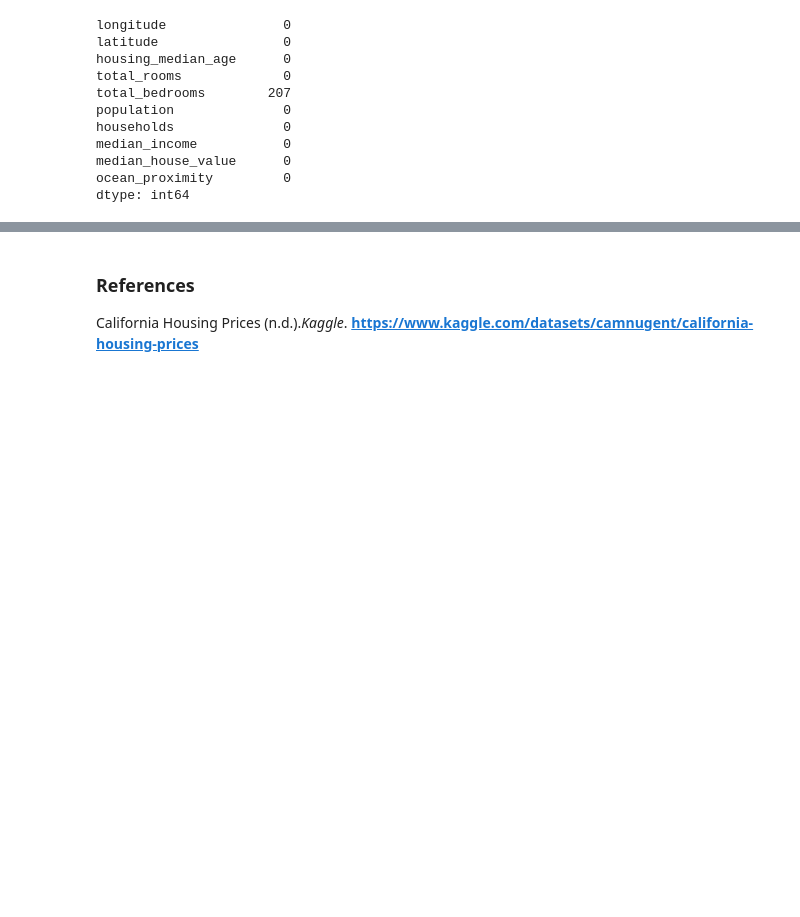
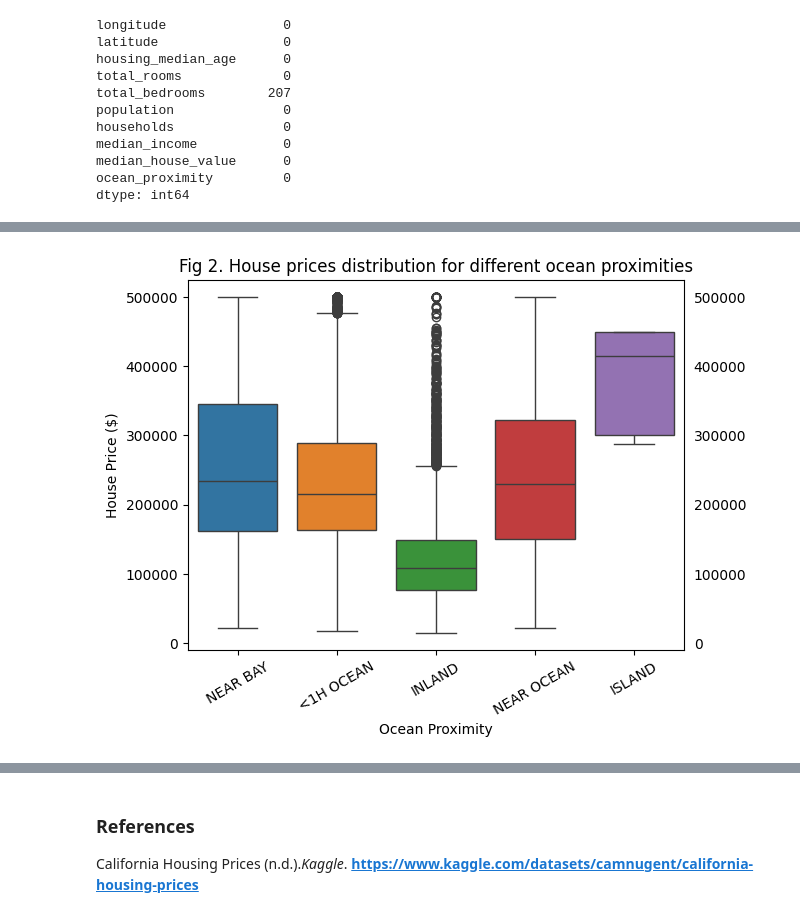
Before and after one commit to biswajit-bellevue/DSC550, a Jupyter notebook: SharmaDSC550Week2.ipynb, the cells around one changed output, grey strips where cells are left out. Saved outputs shown, nothing was run; the diff lists cells and outputs as text; code cells hidden in the pictures; blank space fills up the shorter version.

```diff
--- a/SharmaDSC550Week2.ipynb
+++ b/SharmaDSC550Week2.ipynb
@@ -705,0 +85,10 @@ Identifying a dataset to address the research question was challenging and neede
+# %%
+sns.boxplot(x=df["ocean_proximity"], y=df["median_house_value"], hue=df["ocean_proximity"])
+plt.tick_params(labelright=True)
+plt.title("Fig 2. House prices distribution for different ocean proximities")
+plt.ylabel("House Price ($)")
+plt.xlabel("Ocean Proximity")
+plt.xticks(rotation=30)
+plt.show()
+# %% [output]
+[figure, added]
```
Also changed, not shown: parts of 95 cells of this notebook, 3 other files.
